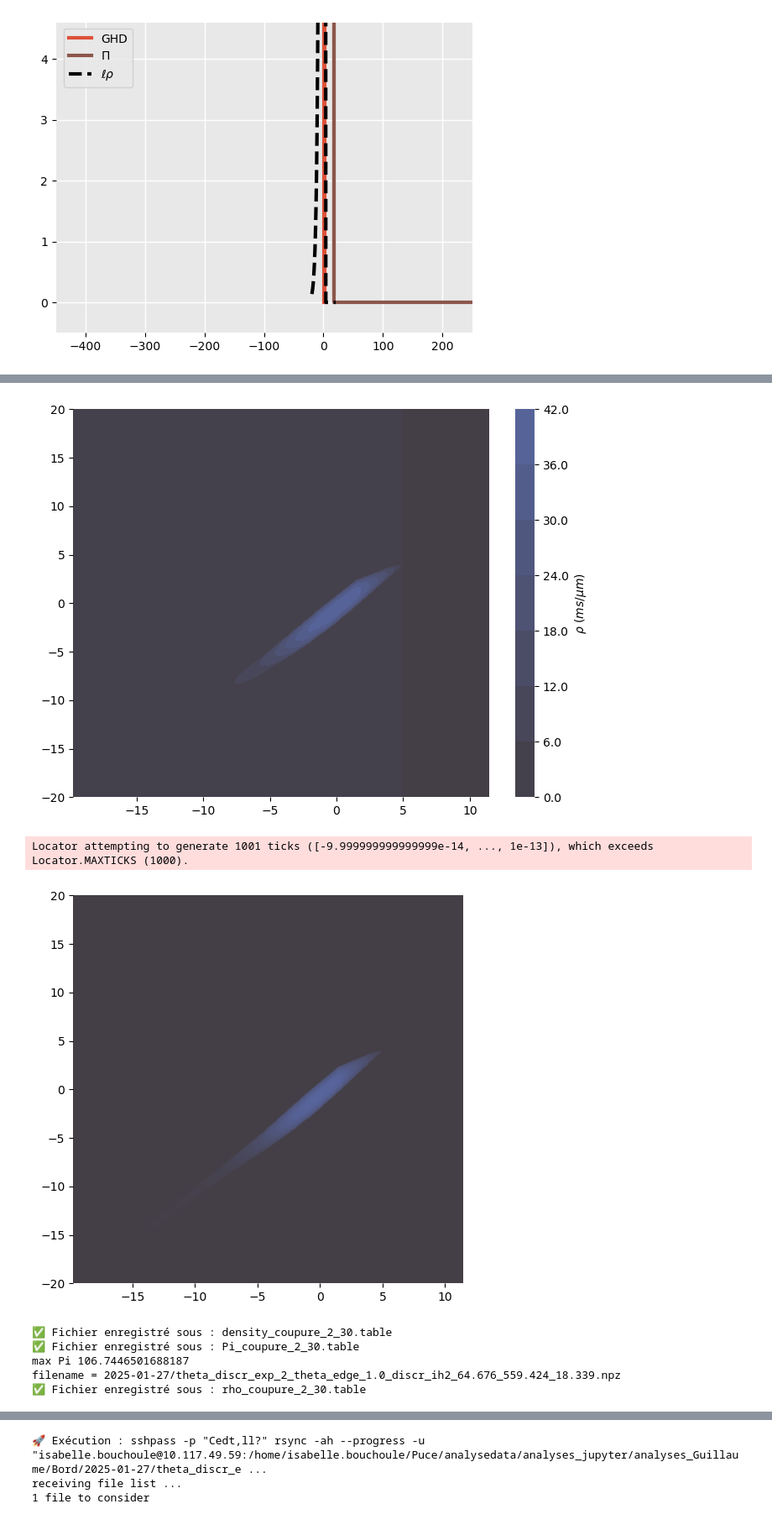
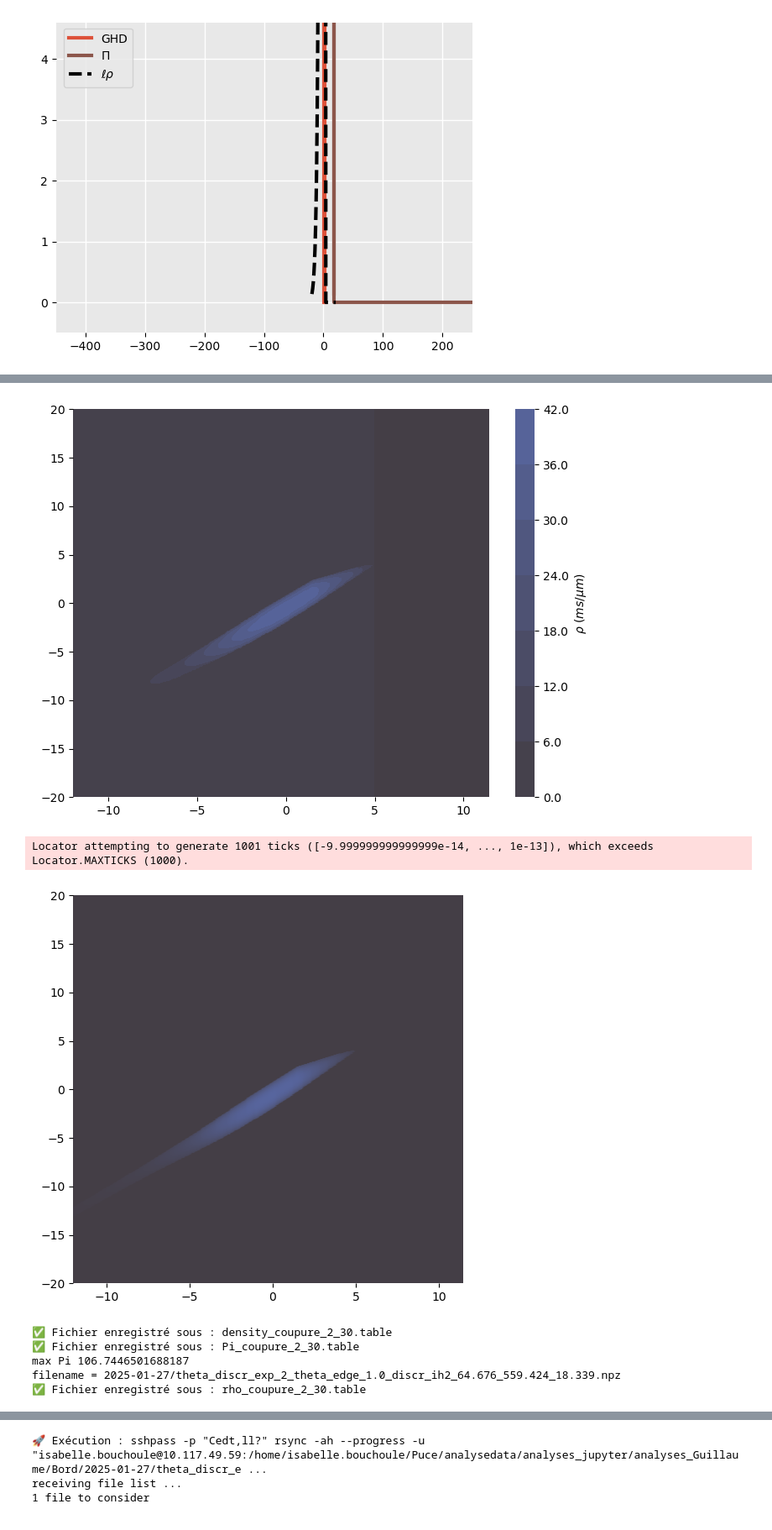
Before and after one commit to THEMEZE/quantum-mechanics-thesis, a Jupyter notebook: Domain_Wall_Dynamics_for_a_1D_Bose_ga/Figures/data/Untitled.ipynb, the cells around one changed output, grey strips where cells are left out. Shown at 84% size. Drawn from its saved outputs; the diff is of its cells as text; code cells hidden in the pictures.

```diff
--- a/Domain_Wall_Dynamics_for_a_1D_Bose_ga/Figures/data/Untitled.ipynb
+++ b/Domain_Wall_Dynamics_for_a_1D_Bose_ga/Figures/data/Untitled.ipynb
@@ -1202,7 +1202,7 @@ for t in liste_t[mask] :
     #cf0 = ax.contourf(X0, Y0, mat_rho.T, levels=nb_levels, cmap=custom_cmap, vmin=vmin, vmax=vmax, alpha=0.3)
     cf0 = ax.contourf(X0, Y0, np.array([np.zeros(len(nu0)) for v in veff_bord_discr]).T, levels=nb_levels, cmap=custom_cmap, vmin=vmin, vmax=vmax, alpha=1)
     cf = ax.contourf( X, Y,   mat_rho_bord.T*Taille, cmap=custom_cmap , vmin=vmin, vmax=vmax , alpha = 1)
-
+    ax.set_xlim(min(veff_bord_discr*Temp_bord/t), max(veff_bord_discr*Temp_bord/t))
     # Supprimer les traits noirs autour de la figure
     for spine in ax.spines.values():
         spine.set_visible(False)
@@ -1222,6 +1222,7 @@ for t in liste_t[mask] :
     #ax_axes.contourf(X0, Y0, mat_rho.T, levels=nb_levels, cmap=custom_cmap, vmin=vmin, vmax=vmax, alpha=0.3)
     ax_axes.contourf(X0, Y0, np.array([np.zeros(len(nu0)) for v in veff_bord_discr]).T, levels=nb_levels, cmap=custom_cmap, vmin=vmin, vmax=vmax, alpha=1)
     ax_axes.contourf(X, Y, mat_rho_bord.T*Taille, levels=nb_levels, cmap=custom_cmap, vmin=vmin, vmax=vmax, alpha=1)
+    ax_axes.set_xlim(min(veff_bord_discr*Temp_bord/t), max(veff_bord_discr*Temp_bord/t))
     #ax_axes.set_axis_off()  # Masquer les axes
     # Supprimer les traits noirs autour de la figure
     for spine in ax_axes.spines.values():
@@ -1364,35 +1365,35 @@ for t in liste_t[mask] :
         #handlelength=0.5,               # Longueur des poignées des items de la légende
         #handleheight=1.5,               # Hauteur des poignées des items de la légende
         #columnspacing=0,               # Espacement entre les colonnes
         #alignment = 'right',
     )
     plt.grid(color='white', linestyle='-', linewidth=1)
     # Rendre le cadre invisible
     plt.gca().spines['top'].set_visible(False)
     plt.gca().spines['right'].set_visible(False)
     plt.gca().spines['bottom'].set_visible(False)
     plt.gca().spines['left'].set_visible(False)
 
     # Appliquer un fond gris
     #plt.gca().set_facecolor('lightgray')  # Fond gris pour le canevas
 
 
     # Appliquer un fond gris clair au graphe
     #plt.gca().set_facecolor('#f0f0f0')  # Fond gris très clair (hex pour personnalisation)
     plt.gca().set_facecolor('#e8e8e8')  # Fond gris plus foncé
     plt.savefig('Figures/article_distribution_24-04-2024.pdf', bbox_inches='tight', dpi = 300)
     plt.savefig('Figures/article_distribution_24-04-2024.svg', bbox_inches='tight', dpi = 300)
     plt.show()
 # %% [output]
 [False, False, False, False, False, False, True]
 filename = 2025-01-27/bord1_theta_edge_1.0_ih2_64.676_559.424_18.339_22.089_30.000.npz
 filename = 2025-01-27/bord2_theta_edge_1.0_ih2_64.676_559.424_18.339_22.089_30.000.npz
 ✅ Fichier enregistré sous : bord_1_30.table
 ✅ Fichier enregistré sous : bord_2_30.table
 Locator attempting to generate 1001 ticks ([-9.999999999999999e-14, ..., 1e-13]), which exceeds Locator.MAXTICKS (1000).
-[figure, old version]
+[figure, new version]
 Locator attempting to generate 1001 ticks ([-9.999999999999999e-14, ..., 1e-13]), which exceeds Locator.MAXTICKS (1000).
-[figure, old version]
+[figure, new version]
 ✅ Fichier enregistré sous : density_coupure_2_30.table
 ✅ Fichier enregistré sous : Pi_coupure_2_30.table
 max Pi 106.7446501688187
```
Also changed, not shown: 6 other files.
